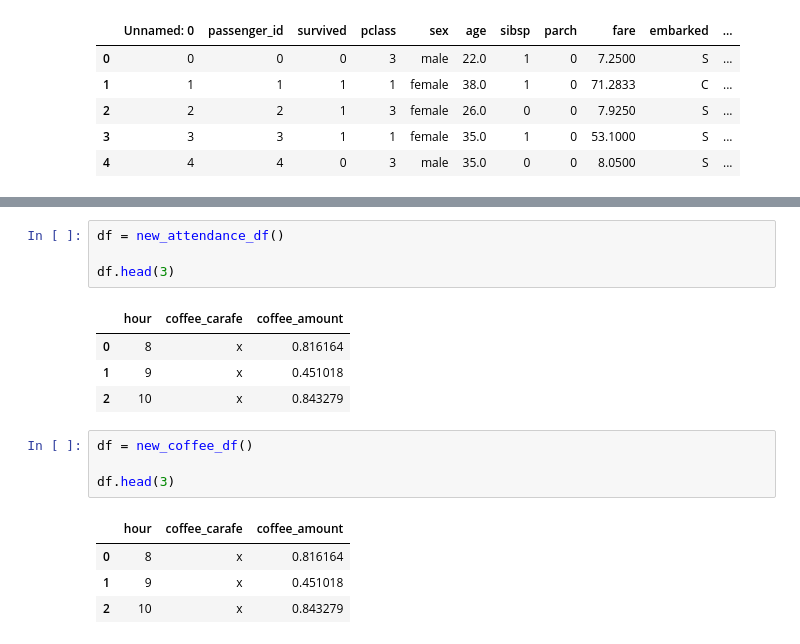
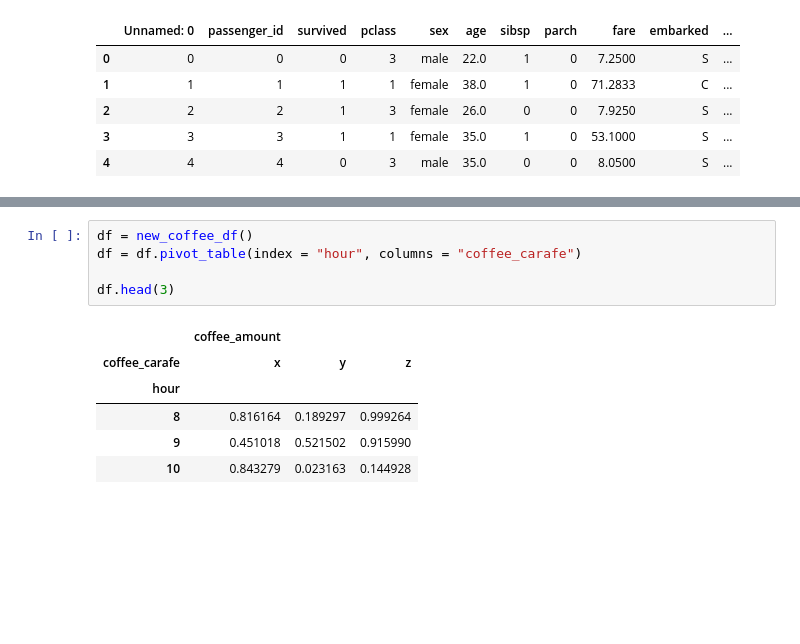
Before and after one commit to Peter-N-Chavez/classification_exercises, a Jupyter notebook: classification_exercises.ipynb, the cells around one changed output, grey strips where cells are left out. Saved outputs shown, nothing was run; the diff lists cells and outputs as text; blank space fills up the shorter version.

```diff
--- a/classification_exercises.ipynb
+++ b/classification_exercises.ipynb
@@ -169,18 +198,12 @@ df.head()
 # %%
-df = new_attendance_df()
+df = new_coffee_df()
+df = df.pivot_table(index = "hour", columns = "coffee_carafe")
 
 df.head(3)
 # %% [output]
-|  | hour | coffee_carafe | coffee_amount |
-| 0 | 8 | x | 0.816164 |
-| 1 | 9 | x | 0.451018 |
-| 2 | 10 | x | 0.843279 |
+|  | coffee_amount |  |  |
+| coffee_carafe | x | y | z |
+| hour |  |  |  |
+| 8 | 0.816164 | 0.189297 | 0.999264 |
+| 9 | 0.451018 | 0.521502 | 0.915990 |
+| 10 | 0.843279 | 0.023163 | 0.144928 |
-# %%
-df = new_coffee_df()
-
-df.head(3)
-# %% [output]
-|  | hour | coffee_carafe | coffee_amount |
-| 0 | 8 | x | 0.816164 |
-| 1 | 9 | x | 0.451018 |
-| 2 | 10 | x | 0.843279 |
```
Also changed, not shown: parts of 6 cells of this notebook, 3 other files.
